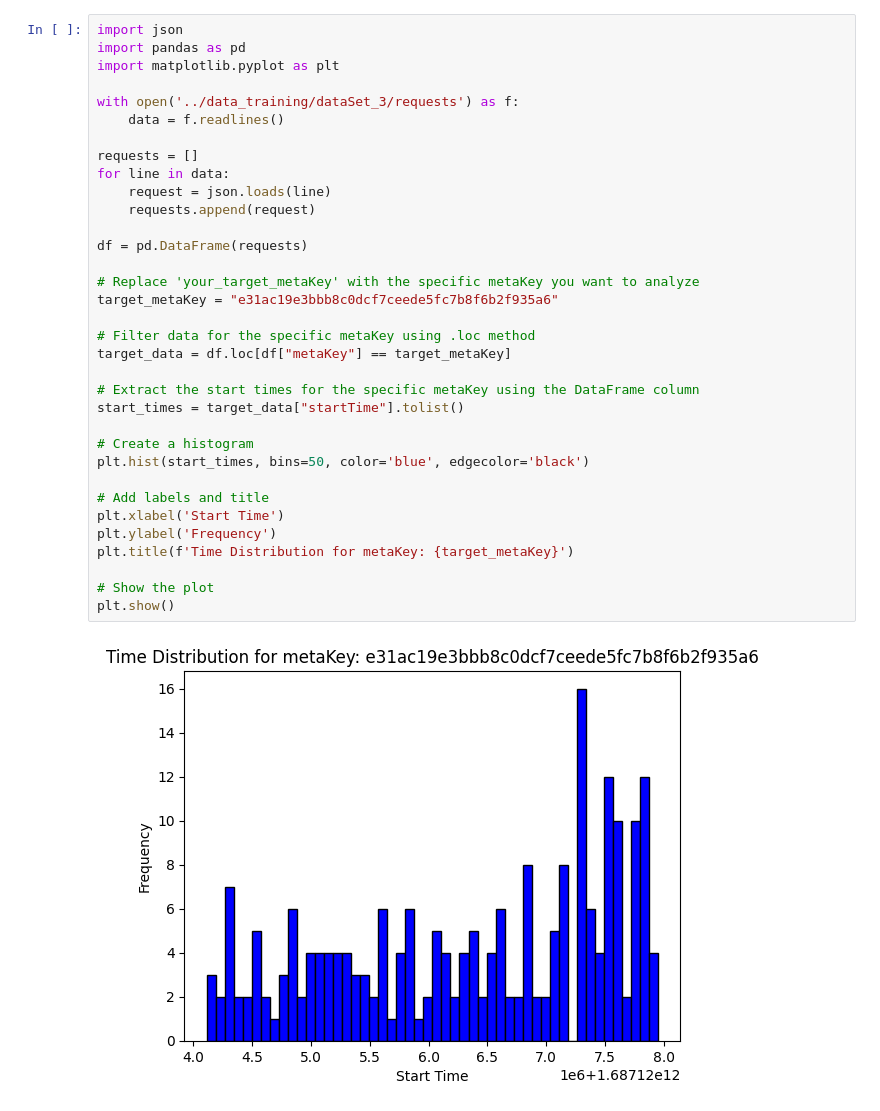
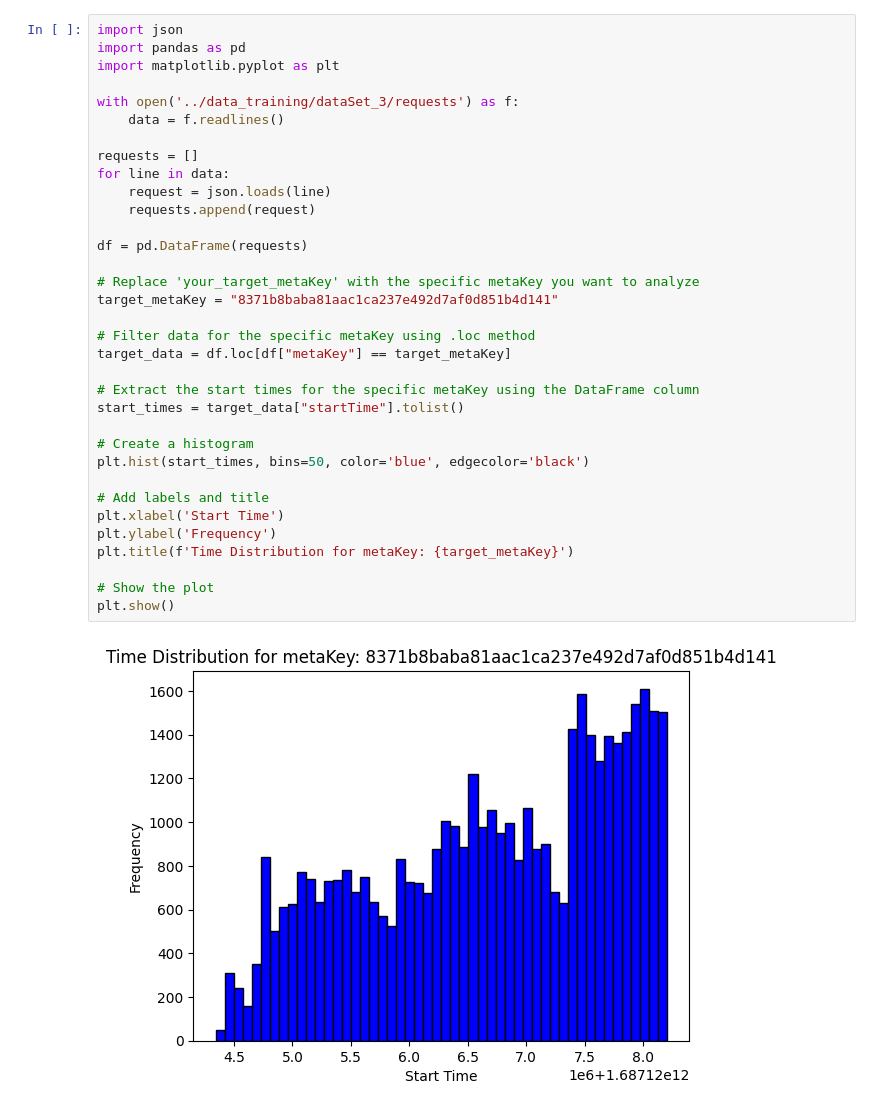
Before and after one commit to Titanssword/scaler, a Jupyter notebook: data/data_analyis/dataset3.ipynb, the cells around one changed output. Cells and saved outputs as stored; diff of their text form.

```diff
--- a/data/data_analyis/dataset3.ipynb
+++ b/data/data_analyis/dataset3.ipynb
@@ -5,35 +5,35 @@ import matplotlib.pyplot as plt
 
 with open('../data_training/dataSet_3/requests') as f:
     data = f.readlines()
 
 requests = []
 for line in data:
     request = json.loads(line)
     requests.append(request)
 
 df = pd.DataFrame(requests)
 
 # Replace 'your_target_metaKey' with the specific metaKey you want to analyze
-target_metaKey = "e31ac19e3bbb8c0dcf7ceede5fc7b8f6b2f935a6"
+target_metaKey = "8371b8baba81aac1ca237e492d7af0d851b4d141"
 
 # Filter data for the specific metaKey using .loc method
 target_data = df.loc[df["metaKey"] == target_metaKey]
 
 # Extract the start times for the specific metaKey using the DataFrame column
 start_times = target_data["startTime"].tolist()
 
 # Create a histogram
 plt.hist(start_times, bins=50, color='blue', edgecolor='black')
 
 # Add labels and title
 plt.xlabel('Start Time')
 plt.ylabel('Frequency')
 plt.title(f'Time Distribution for metaKey: {target_metaKey}')
 
 # Show the plot
 plt.show()
 # %% [output]
-[figure, old version]
+[figure, new version]
 # %%
 import json
 import pandas as pd
```
Also changed, not shown: parts of 3 cells of this notebook, 2 other files.
